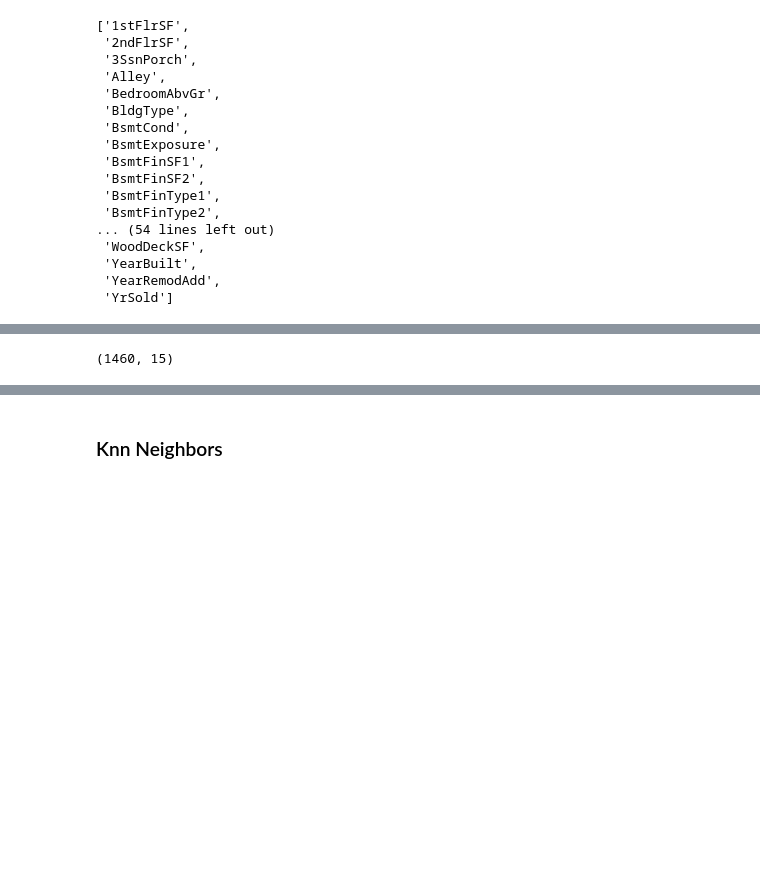
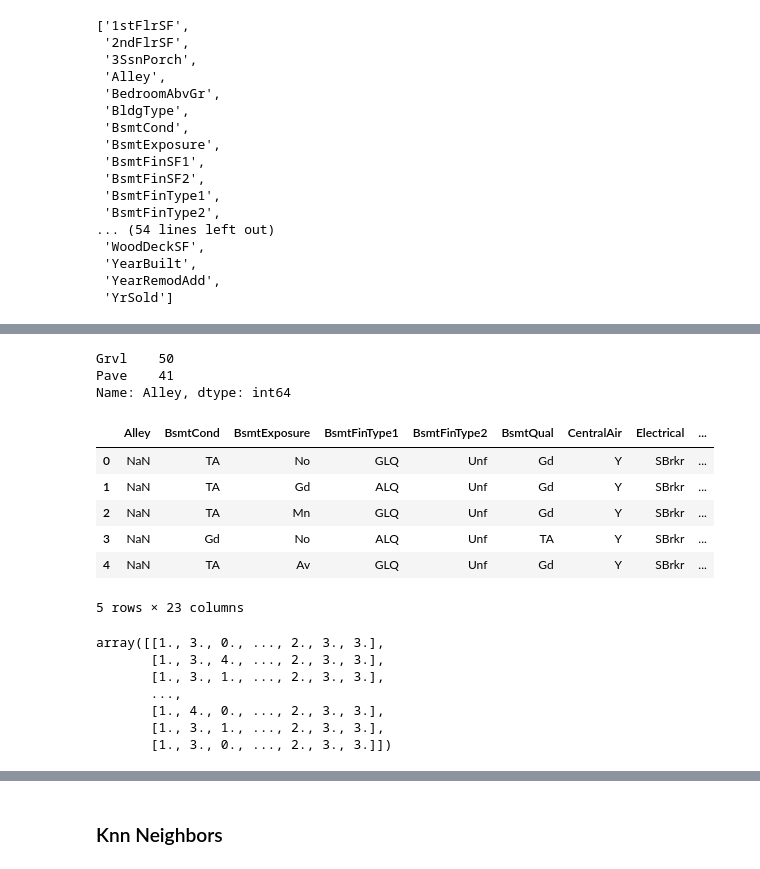
Before and after one commit to OzRuby/houses_prices_kaggle_challenge, a Jupyter notebook: houses_kaggle_competition.ipynb, the cells around one changed output, grey strips where cells are left out. Cells and saved outputs as stored; diff of their text form; code cells hidden in the pictures; blank space fills up the shorter version.

```diff
--- a/houses_kaggle_competition.ipynb
+++ b/houses_kaggle_competition.ipynb
@@ -662,10 +759,32 @@ cat_pipe = make_pipeline(SimpleImputer(strategy="most_frequent"), \
                          OneHotEncoder(handle_unknown="ignore", sparse=False))
 ordinal_pipe = make_pipeline(SimpleImputer(strategy="most_frequent"), \
                          ordinal_encoder)
+# %%
+X_light_sorted.Alley.value_counts()
+# %% [output]
+Grvl    50
+Pave    41
+Name: Alley, dtype: int64
+# %%
+X_light_sorted[ordinal_encoding_columns].head()
+# %% [output]
+|  | Alley | BsmtCond | BsmtExposure | BsmtFinType1 | BsmtFinType2 | BsmtQual | CentralAir | Electrical | ... |
+| 0 | NaN | TA | No | GLQ | Unf | Gd | Y | SBrkr | ... |
+| 1 | NaN | TA | Gd | ALQ | Unf | Gd | Y | SBrkr | ... |
+| 2 | NaN | TA | Mn | GLQ | Unf | Gd | Y | SBrkr | ... |
+| 3 | NaN | Gd | No | ALQ | Unf | TA | Y | SBrkr | ... |
+| 4 | NaN | TA | Av | GLQ | Unf | Gd | Y | SBrkr | ... |
+5 rows × 23 columns
 # %%
-ordinal_pipe.fit_transform(X_light[ordinal_encoding_columns],y).shape
+ordinal_pipe.fit_transform(X_light_sorted[ordinal_encoding_columns])
 # %% [output]
-(1460, 15)
+array([[1., 3., 0., ..., 2., 3., 3.],
+       [1., 3., 4., ..., 2., 3., 3.],
+       [1., 3., 1., ..., 2., 3., 3.],
+       ...,
+       [1., 4., 0., ..., 2., 3., 3.],
+       [1., 3., 1., ..., 2., 3., 3.],
+       [1., 3., 0., ..., 2., 3., 3.]])
 # %%
 prepocessed_tuned = ColumnTransformer([
     ('ohe categories', cat_pipe, cat_columns ),
```
Also changed, not shown: parts of 57 cells of this notebook, 15 other files.
